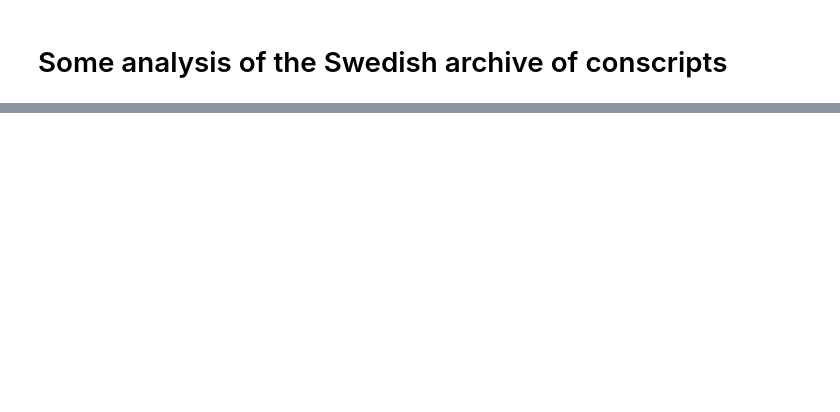
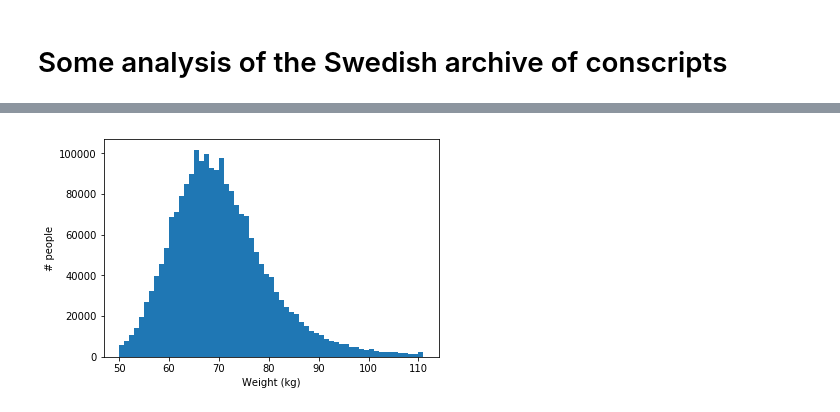
Before and after one commit to fredrikwahlberg/5LN445, a Jupyter notebook: Statistics - INSARK.ipynb, the cells around one changed output, grey strips where cells are left out. Cells and saved outputs as stored; diff of their text form; code cells hidden in the pictures; blank space fills up the shorter version.

```diff
--- a/Statistics - INSARK.ipynb
+++ b/Statistics - INSARK.ipynb
@@ -69,0 +97,8 @@ array([13, 13, 13, ..., 79, 79, 79])
+# %%
+plt.figure()
+plt.hist(weight, np.unique(weight))
+plt.xlabel("Weight (kg)")
+plt.ylabel("# people")
+plt.show()
+# %% [output]
+[figure, added]
```
Also changed, not shown: parts of 8 cells of this notebook, 5 other files.
